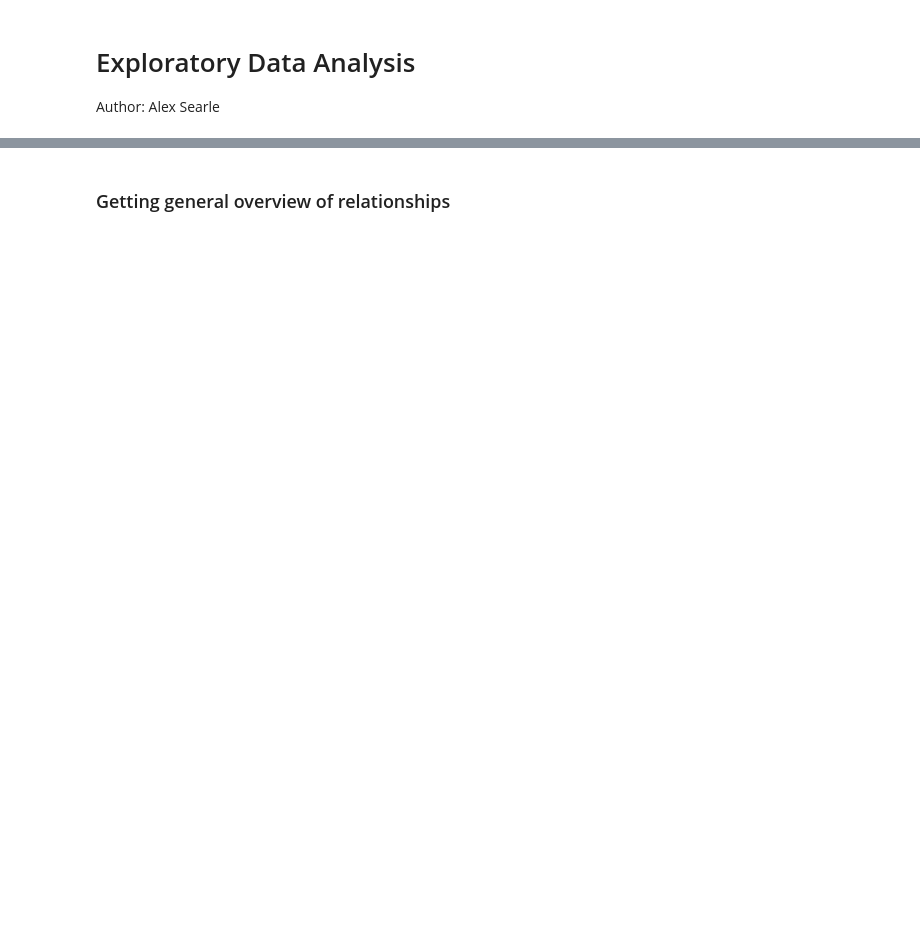
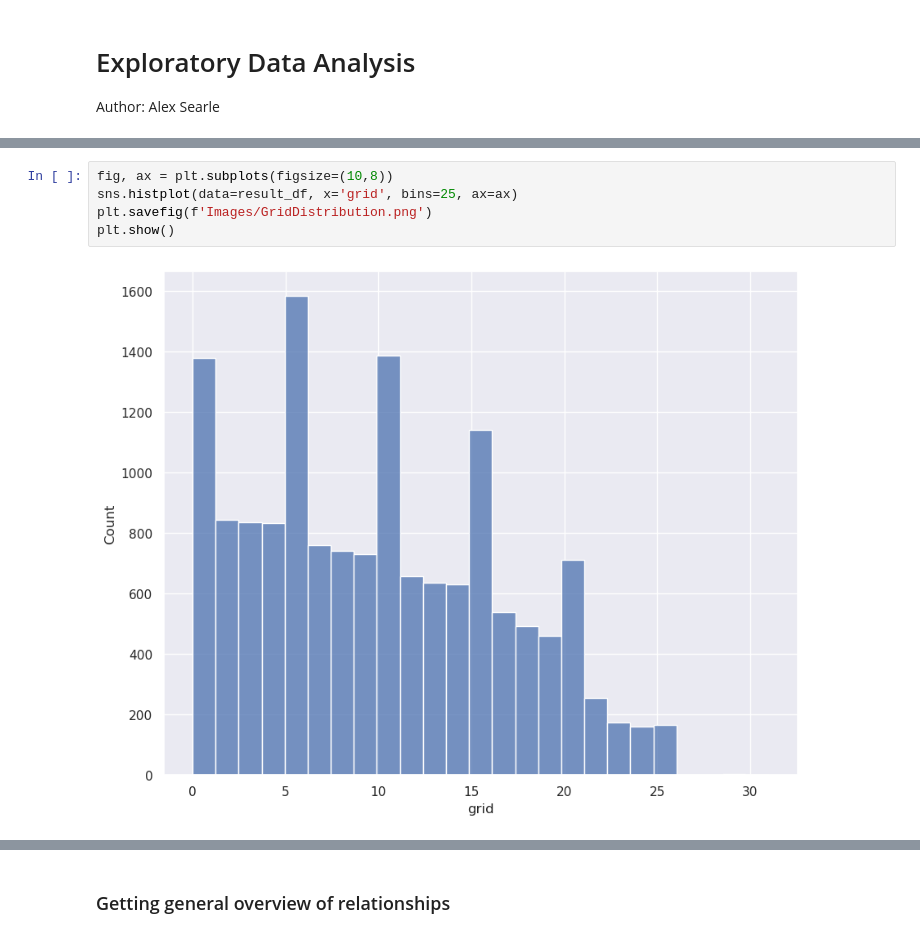
Before and after one commit to BoSsHoGaLeX66/F1Prediction, a Jupyter notebook: EDA.ipynb, the cells around one changed output, grey strips where cells are left out. Cells and saved outputs as stored; diff of their text form; blank space fills up the shorter version.

```diff
--- a/EDA.ipynb
+++ b/EDA.ipynb
@@ -47,0 +65,7 @@ result_df.fillna(0, inplace=True)
+# %%
+fig, ax = plt.subplots(figsize=(10,8))
+sns.histplot(data=result_df, x='grid', bins=25, ax=ax)
+plt.savefig(f'Images/GridDistribution.png')
+plt.show()
+# %% [output]
+[figure, added]
```
Also changed, not shown: parts of 22 cells of this notebook, 24 other files.
